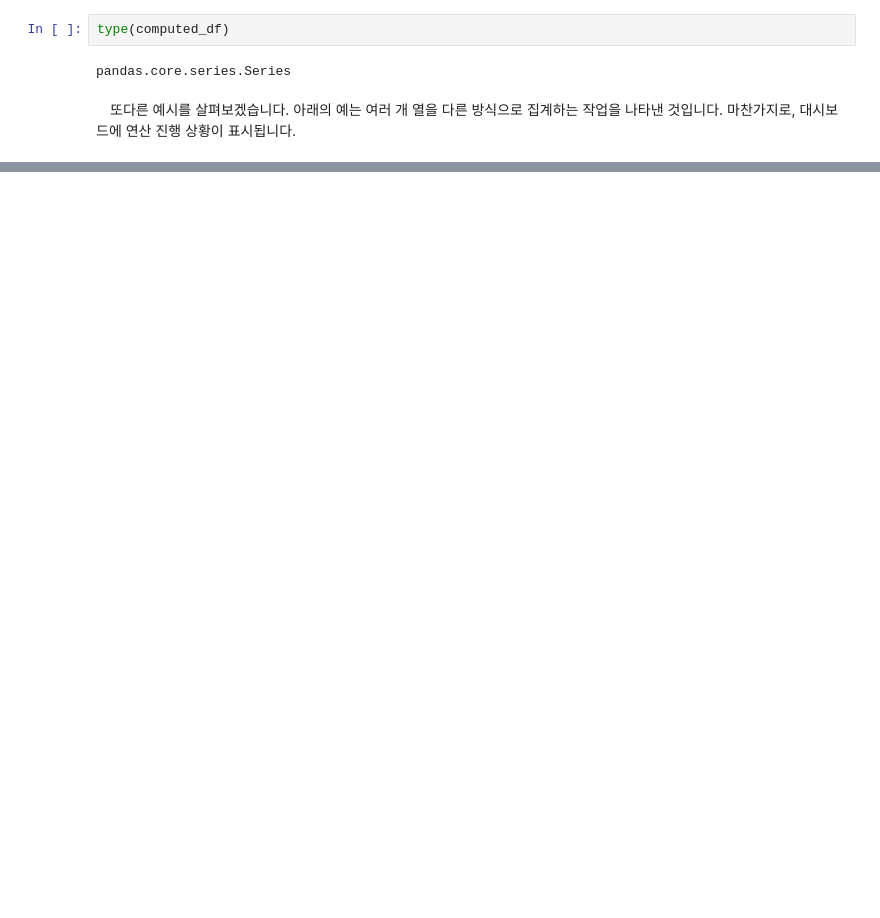
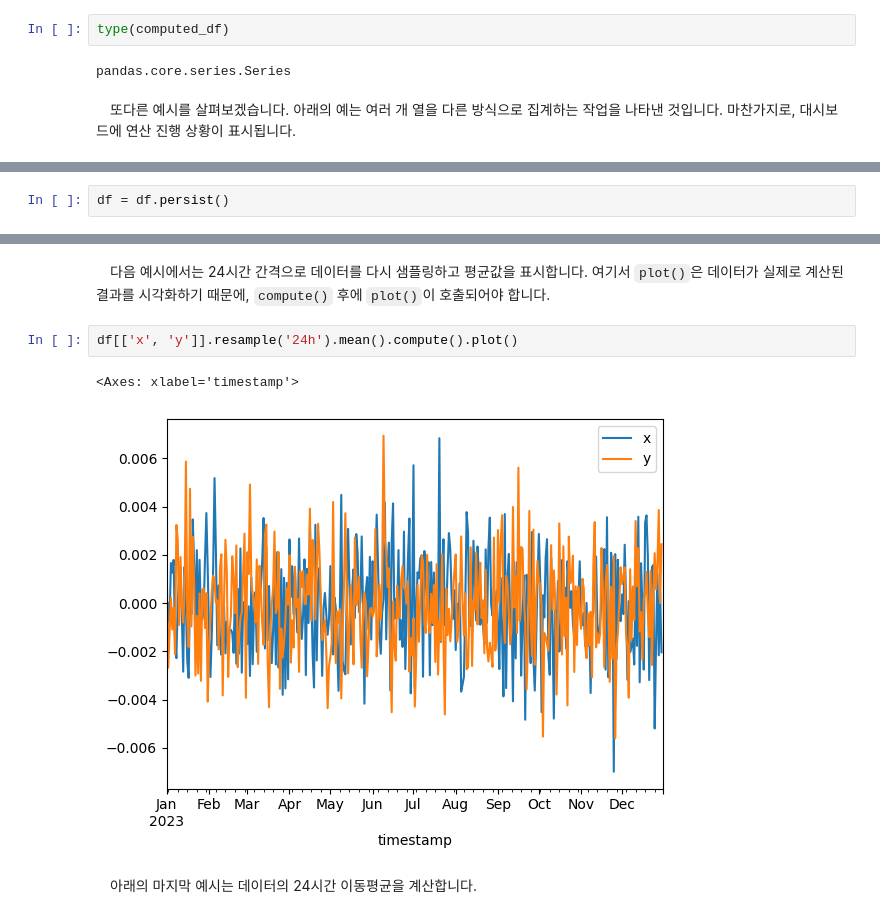
Before and after one commit to Kwan-Gu/test_dask, a Jupyter notebook: src/Dask DataFrames.ipynb, the cells around one changed output, grey strips where cells are left out. Cells and saved outputs as stored; diff of their text form; blank space fills up the shorter version.

```diff
--- a/src/Dask DataFrames.ipynb
+++ b/src/Dask DataFrames.ipynb
@@ -146,0 +180,2 @@ df4.compute()
+# %%
+df = df.persist()
@@ -146,0 +198,9 @@ df4.compute()
+# %% [markdown]
+&emsp;다음 예시에서는 24시간 간격으로 데이터를 다시 샘플링하고 평균값을 표시합니다. 여기서 `plot()`은 데이터가 실제로 계산된 결과를 시각화하기 때문에, `compute()` 후에 `plot()`이 호출되어야 합니다.
+# %%
+df[['x', 'y']].resample('24h').mean().compute().plot()
+# %% [output]
+<Axes: xlabel='timestamp'>
+[figure, added]
+# %% [markdown]
+&emsp;아래의 마지막 예시는 데이터의 24시간 이동평균을 계산합니다.
```
Also changed, not shown: parts of 34 cells of this notebook, 1 other file.
